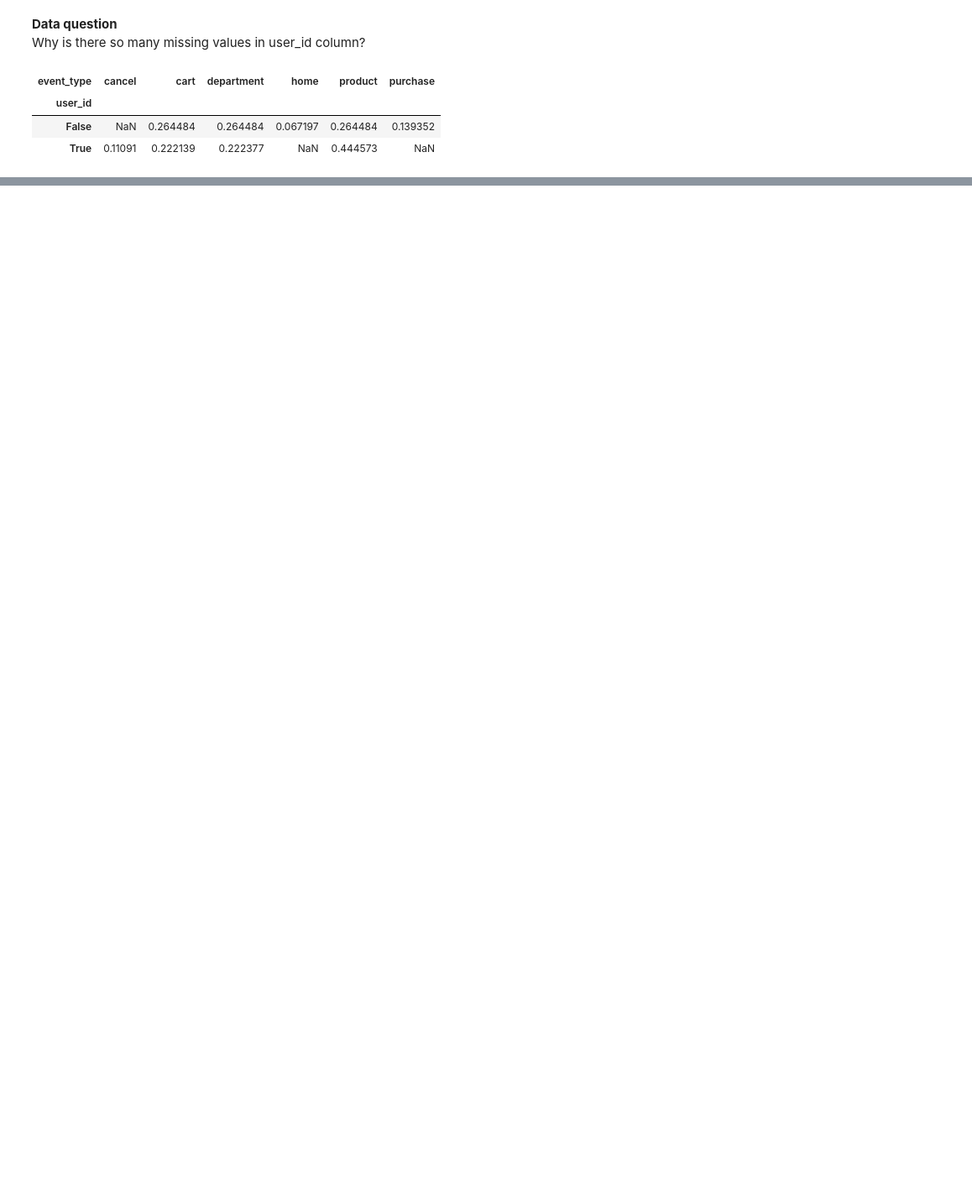
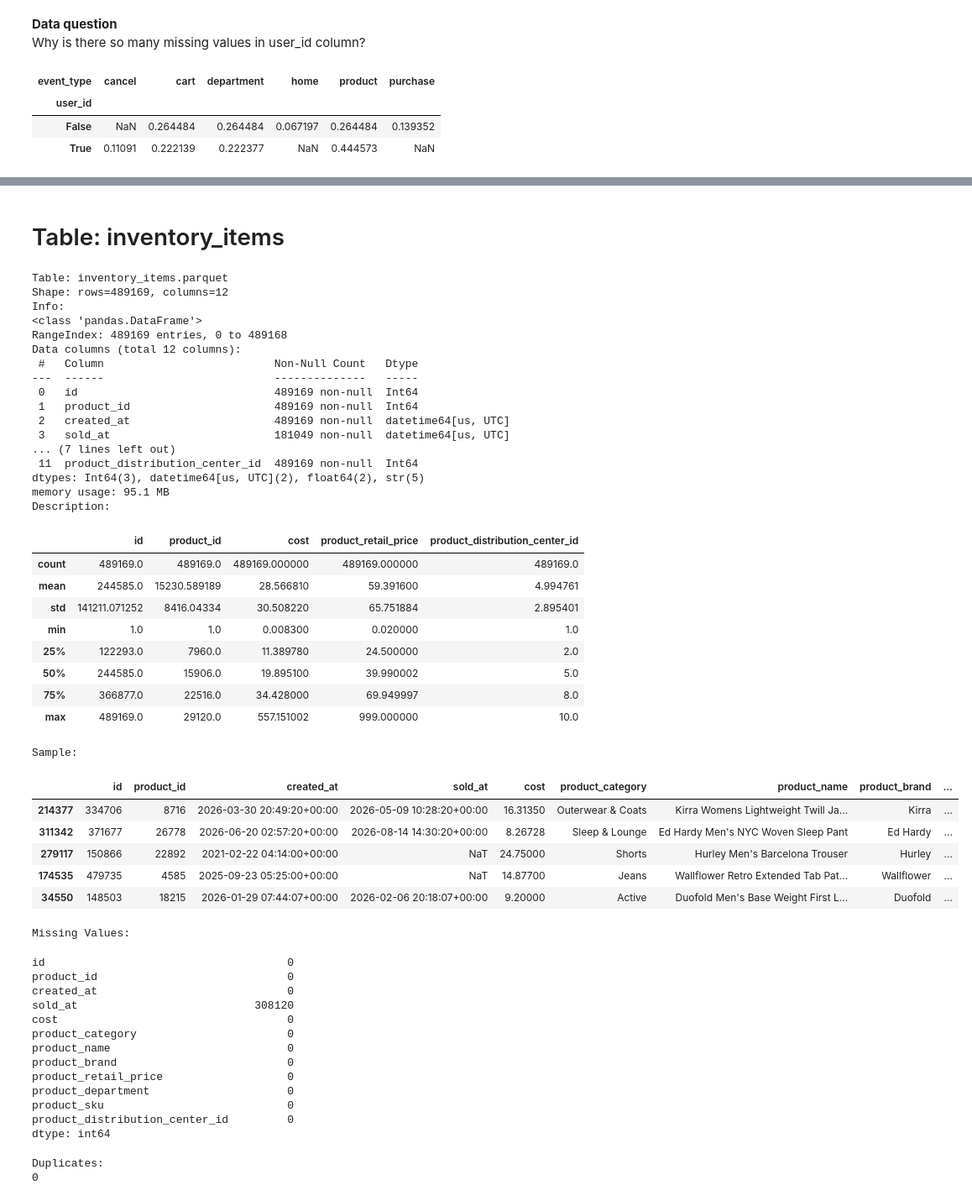
Before and after one commit to karo-liter/thelook_project, a Jupyter notebook: 2_overview_clean_load.ipynb, the cells around one changed output, grey strips where cells are left out. Shown at 84% size. Drawn from its saved outputs; the diff is of its cells as text; code cells hidden in the pictures; blank space fills up the shorter version.

```diff
--- a/2_overview_clean_load.ipynb
+++ b/2_overview_clean_load.ipynb
@@ -241,0 +204,67 @@ Next Business Questions
+# %% [markdown]
+# Table: inventory_items
+# %%
+# inventory_items table overview
+df = pd.read_parquet("raw_data/inventory_items.parquet")
+print(f"Table: inventory_items.parquet")
+print(f"Shape: rows={df.shape[0]}, columns={df.shape[1]}")
+print("Info:")
+df.info()
+print("Description:")
+display(df.describe())
+print("Sample:")
+display(df.sample(5))
+print("Missing Values:")
+display(df.isna().sum())
+print("Duplicates:")
+print(df.duplicated().sum())
+# %% [output]
+Table: inventory_items.parquet
+Shape: rows=489169, columns=12
+Info:
+<class 'pandas.DataFrame'>
+RangeIndex: 489169 entries, 0 to 489168
+Data columns (total 12 columns):
+ #   Column                          Non-Null Count   Dtype
+---  ------                          --------------   -----
+ 0   id                              489169 non-null  Int64
+ 1   product_id                      489169 non-null  Int64
+ 2   created_at                      489169 non-null  datetime64[us, UTC]
+ 3   sold_at                         181049 non-null  datetime64[us, UTC]
+... (7 lines left out)
+ 11  product_distribution_center_id  489169 non-null  Int64
+dtypes: Int64(3), datetime64[us, UTC](2), float64(2), str(5)
+memory usage: 95.1 MB
+Description:
+|  | id | product_id | cost | product_retail_price | product_distribution_center_id |
+| count | 489169.0 | 489169.0 | 489169.000000 | 489169.000000 | 489169.0 |
+| mean | 244585.0 | 15230.589189 | 28.566810 | 59.391600 | 4.994761 |
+| std | 141211.071252 | 8416.04334 | 30.508220 | 65.751884 | 2.895401 |
+| min | 1.0 | 1.0 | 0.008300 | 0.020000 | 1.0 |
+| 25% | 122293.0 | 7960.0 | 11.389780 | 24.500000 | 2.0 |
+| 50% | 244585.0 | 15906.0 | 19.895100 | 39.990002 | 5.0 |
+| 75% | 366877.0 | 22516.0 | 34.428000 | 69.949997 | 8.0 |
+| max | 489169.0 | 29120.0 | 557.151002 | 999.000000 | 10.0 |
+Sample:
+|  | id | product_id | created_at | sold_at | cost | product_category | product_name | product_brand | ... |
+| 214377 | 334706 | 8716 | 2026-03-30 20:49:20+00:00 | 2026-05-09 10:28:20+00:00 | 16.31350 | Outerwear & Coats | Kirra Womens Lightweight Twill Ja... | Kirra | ... |
+| 311342 | 371677 | 26778 | 2026-06-20 02:57:20+00:00 | 2026-08-14 14:30:20+00:00 | 8.26728 | Sleep & Lounge | Ed Hardy Men's NYC Woven Sleep Pant | Ed Hardy | ... |
+| 279117 | 150866 | 22892 | 2021-02-22 04:14:00+00:00 | NaT | 24.75000 | Shorts | Hurley Men's Barcelona Trouser | Hurley | ... |
+| 174535 | 479735 | 4585 | 2025-09-23 05:25:00+00:00 | NaT | 14.87700 | Jeans | Wallflower Retro Extended Tab Pat... | Wallflower | ... |
+| 34550 | 148503 | 18215 | 2026-01-29 07:44:07+00:00 | 2026-02-06 20:18:07+00:00 | 9.20000 | Active | Duofold Men's Base Weight First L... | Duofold | ... |
+Missing Values:
+id                                     0
+product_id                             0
+created_at                             0
+sold_at                           308120
+cost                                   0
+product_category                       0
+product_name                           0
+product_brand                          0
+product_retail_price                   0
+product_department                     0
+product_sku                            0
+product_distribution_center_id         0
+dtype: int64
+Duplicates:
+0
```
Also changed, not shown: parts of 36 cells of this notebook, 2 other files.
